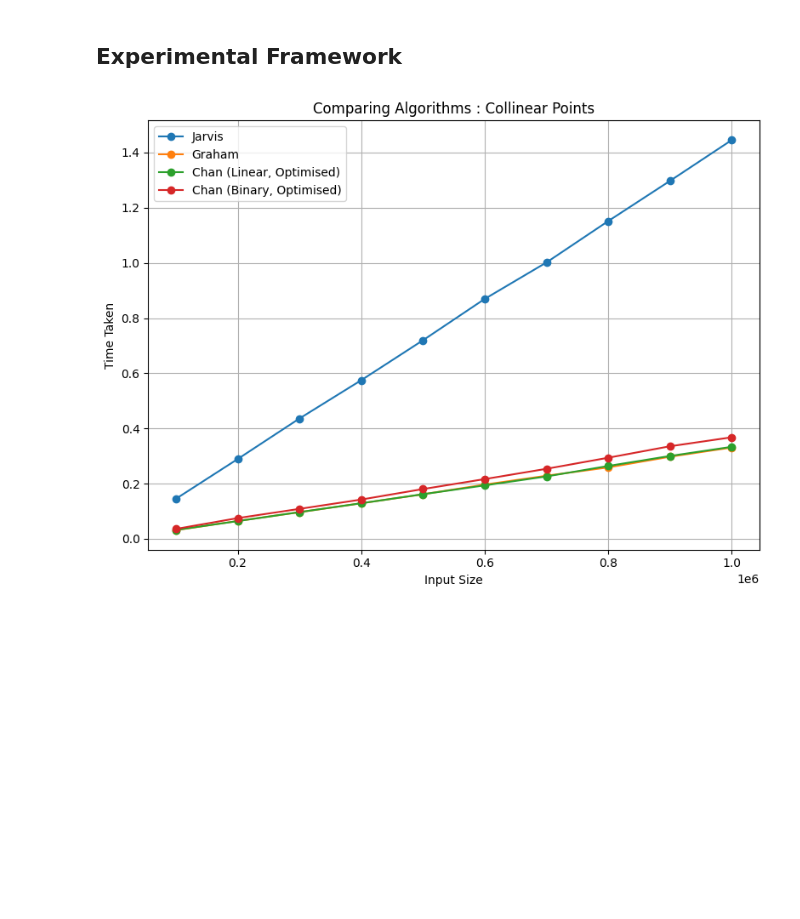
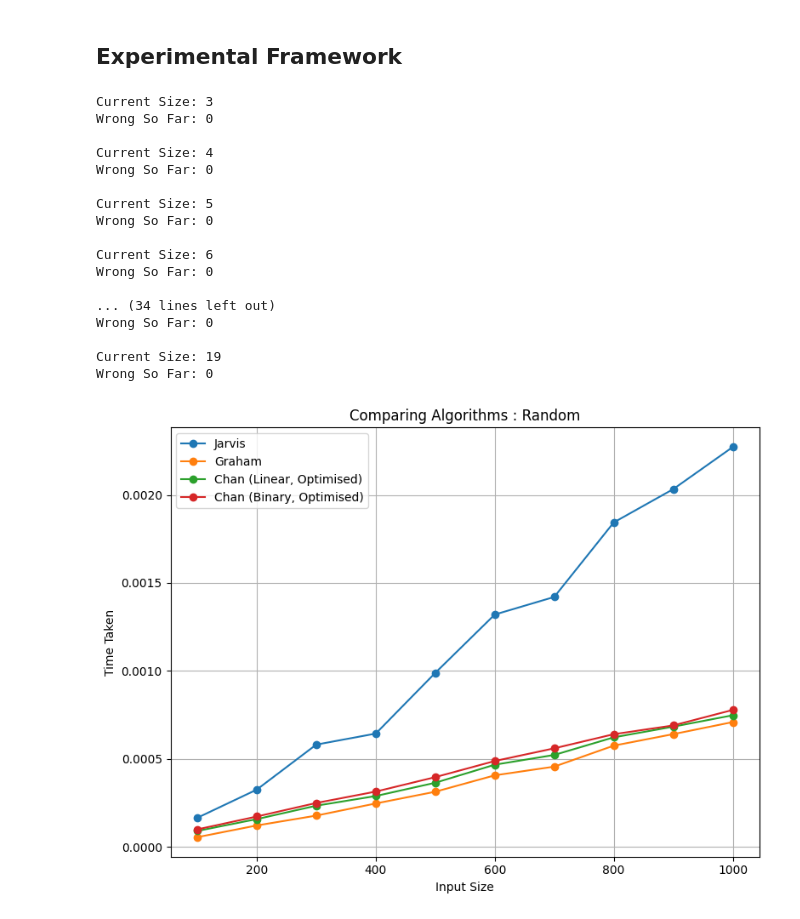
Before and after one commit to dp-IED/AlgorithmsConvexHull, a Jupyter notebook: framework.ipynb, the cells around one changed output. Cells and saved outputs as stored; diff of their text form; code cells hidden in the pictures; blank space fills up the shorter version.

```diff
--- a/framework.ipynb
+++ b/framework.ipynb
@@ -992,4 +910,31 @@ gen = TestDataGenerator()
-# %%
-test.compareAllCollinear([i for i in range(100000, 1100000, 100000)], 3)
-# %% [output]
-[figure, removed]
+# %%
+fw = ExperimentalFramework(0, 32767)
+# %%
+def sampleFrameworkUsage():
+  fw.stressTest([i for i in range(3, 20)], 100)
+  fw.compareAverage([i for i in range(100, 1100, 100)], 0)
+  fw.compareAverage([i for i in range(100, 1100, 100)], 1, withDynamicChan = True)
+  fw.compareAllOnHull(3, 400)
+  fw.compareCollinear([i for i in range(1000, 50000, 10000)], 5, True)
+  fw.compareNtoHRatio(2000, 10)
+  fw.findingChanOptimalGroupSize(5000, [i for i in range(10, 2500, 100)], 16)
+sampleFrameworkUsage()
+# %% [output]
+Current Size: 3
+Wrong So Far: 0
+
+Current Size: 4
+Wrong So Far: 0
+
+Current Size: 5
+Wrong So Far: 0
+
+Current Size: 6
+Wrong So Far: 0
+
+... (34 lines left out)
+Wrong So Far: 0
+
+Current Size: 19
+Wrong So Far: 0
+[figure, added]
```
Also changed, not shown: parts of 6 cells of this notebook, 1 other file.
